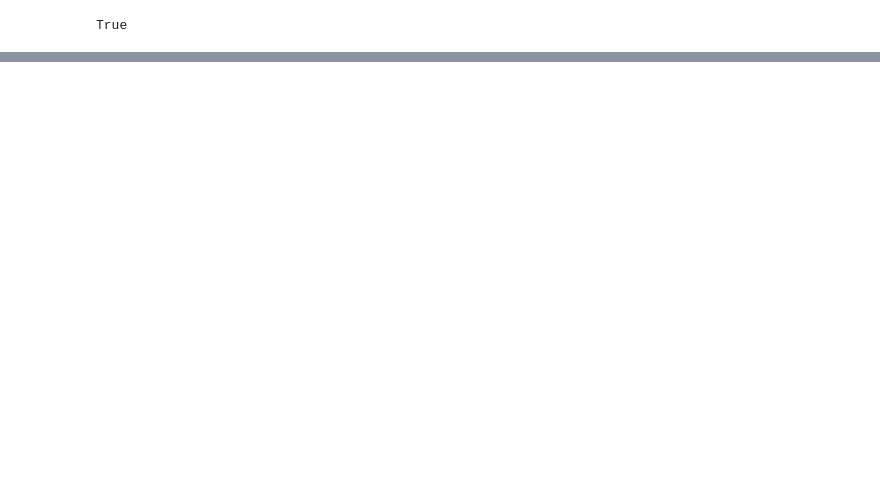
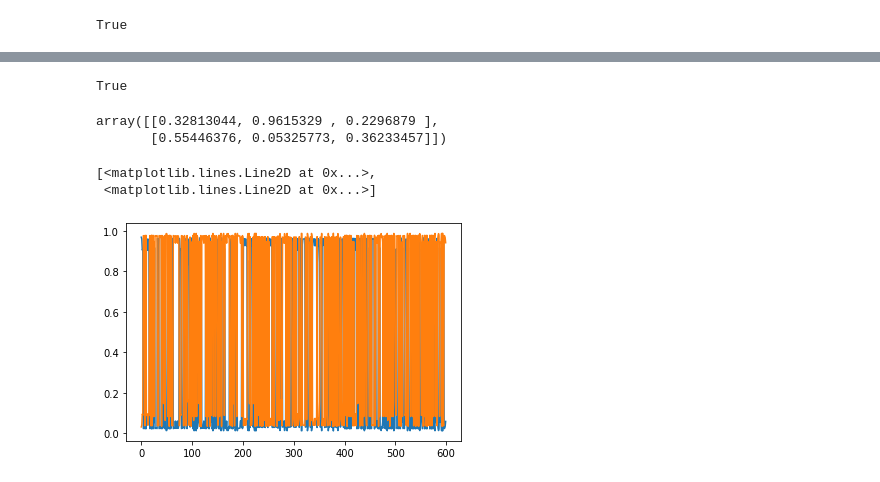
Before and after one commit to narendramukherjee/PyHMM, a Jupyter notebook: PyHMM/examples_MAP_discrete.ipynb, the cells around one changed output, grey strips where cells are left out. Drawn from its saved outputs; the diff is of its cells as text; code cells hidden in the pictures; blank space fills up the shorter version.

Commit message:
First commit of HMMs with discrete mixtures as emissions (Bernoulli)

```diff
--- a/PyHMM/examples_MAP_discrete.ipynb
+++ b/PyHMM/examples_MAP_discrete.ipynb
@@ -109,0 +154,27 @@ plt.plot(expected_latent_state[:, 1, :].T)
+# %%
+# First try an IndependentBernoulliHMM model
+model = DiscreteHMM.IndependentBernoulliHMM(num_states = 2, num_emissions = 3, max_iter = 1000, threshold = 1e-6)
+# %%
+# Fit with very weak priors. Just 1 pseudocount, probably ok for start probabilities, but likely more pseudocounts
+# needed for the transition and emission probabilities
+model.fit(data=data, p_transitions=np.random.random(size=(2, 2)), p_emissions=np.random.random(size=(2, 3)),
+          p_start=np.random.random(2), transition_pseudocounts=np.ones((2, 2)), emission_pseudocounts=np.ones((2, 3, 2)),
+          start_pseudocounts=np.ones(2), verbose = False)
+# %%
+model.converged
+# %% [output]
+True
+# %%
+model.p_emissions
+# %% [output]
+array([[0.32813044, 0.9615329 , 0.2296879 ],
+       [0.55446376, 0.05325773, 0.36233457]])
+# %%
+# Get the posterior probabilities of the states from the E step
+alpha, beta, scaling, expected_latent_state, expected_latent_state_pair = model.E_step()
+# %%
+plt.plot(expected_latent_state[:, 0, :].T)
+# %% [output]
+[<matplotlib.lines.Line2D at 0x...>,
+ <matplotlib.lines.Line2D at 0x...>]
+[figure, added]
```
Also changed, not shown: parts of 23 cells of this notebook, 1 other file.
